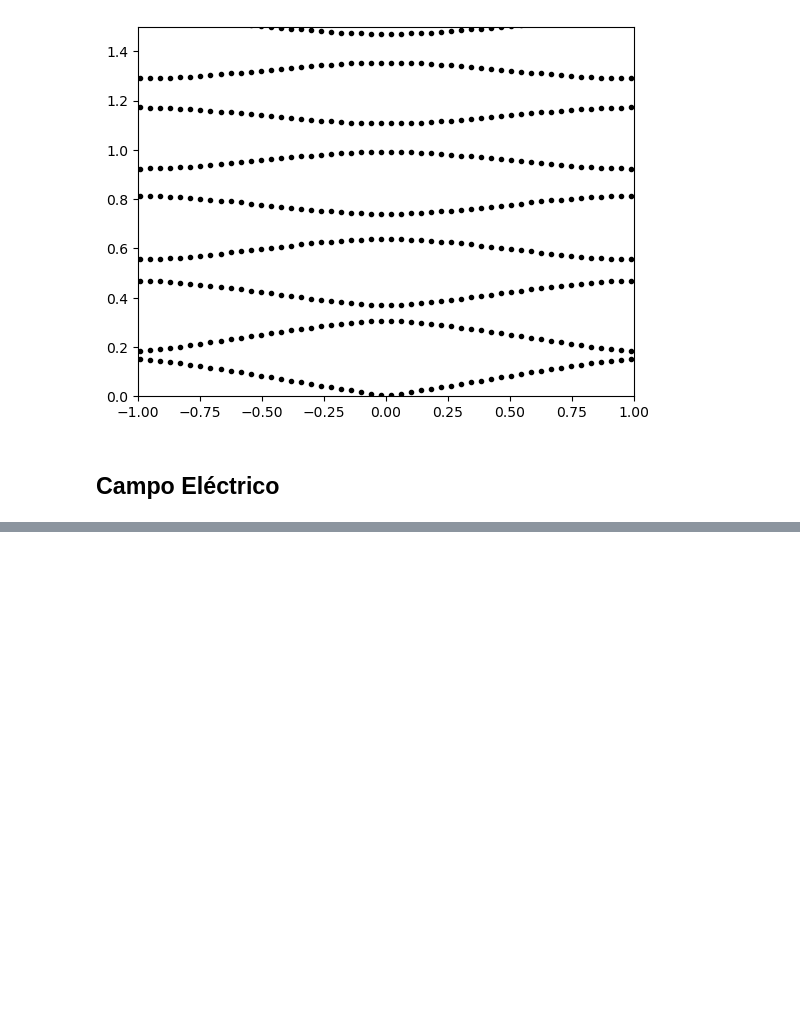
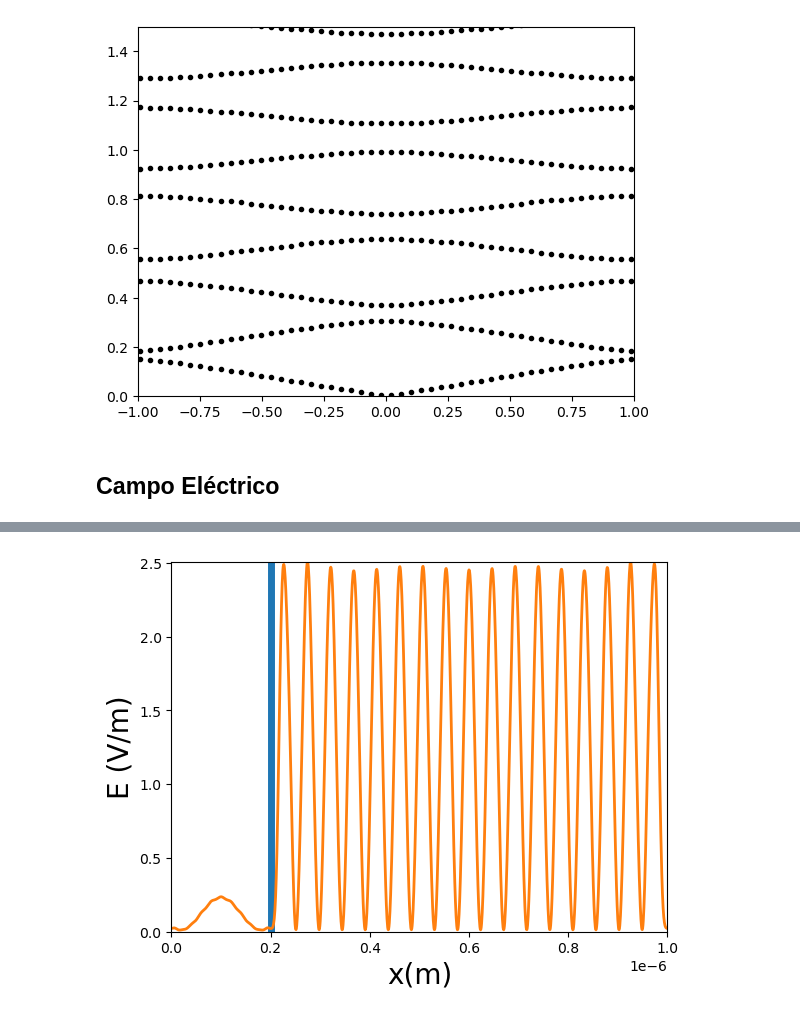
Before and after one commit to Jwpr-dpr/Tesis, a Jupyter notebook: Plane_waves.ipynb, the cells around one changed output, grey strips where cells are left out. Cells and saved outputs as stored; diff of their text form; code cells hidden in the pictures; blank space fills up the shorter version.

```diff
--- a/Plane_waves.ipynb
+++ b/Plane_waves.ipynb
@@ -153,0 +108,54 @@ IndexError: too many indices for array: array is 1-dimensional, but 2 were index
+# %%
+from scipy.linalg import eigh
+
+def calculate_field(x, a, numG, k, Vs, in1):
+    H = 0
+    countt = 0
+    for G in np.arange(-numG*2*np.pi/a, numG*2*np.pi/a, 2*np.pi/a):
+        countt += 1
+        H += Vs[countt,in1]*np.exp(1j*(k+G)*x)
+    return H
+
+# Definir tus variables aquí
+k = np.pi/(15*a)
+in1 = 20
+
+countG1 = 1
+countG = 1
+M1 = np.zeros((2*numG+1, 2*numG+1), dtype=complex)
+
+for G in np.arange(-numG*2*np.pi/a, numG*2*np.pi/a, 2*np.pi/a):
+    for G1 in np.arange(-numG*2*np.pi/a, numG*2*np.pi/a, 2*np.pi/a):
+        M1[countG1-1,countG-1] = chi[countG1-1,countG-1]*(k+G1)*(k+G)
+        countG += 1
+    countG1 += 1
+    countG = 1
+
+countG1 = 1
+
+eigvals, eigvecs = eigh(M1)
+ind = np.argsort(eigvals)
+Ds = eigvals[ind]
+Vs = eigvecs[:,ind]
+
+freq = np.sqrt(abs(Ds[in1-1]))*a/2/np.pi
+
+div = 15
+div1 = 1500
+x = np.linspace(0, a, div1+1)
+FieldE = np.abs(calculate_field(x, a, numG, k, Vs, in1))**2
+
+alt = np.max(np.abs(FieldE))
+x1 = np.linspace(0, alt, div+1)
+y1 = l1*np.ones(div+1)
+
+plt.figure(2)
+plt.plot(y1, x1, linewidth=5)
+plt.plot(x, FieldE, linewidth=2)
+plt.xlabel('x(m)', fontsize=20)
+plt.ylabel('E (V/m)', fontsize=20)
+plt.ylim([0, alt])
+plt.xlim([0, a])
+plt.show()
+# %% [output]
+[figure, added]
```
Also changed, not shown: parts of 1 cell of this notebook.
